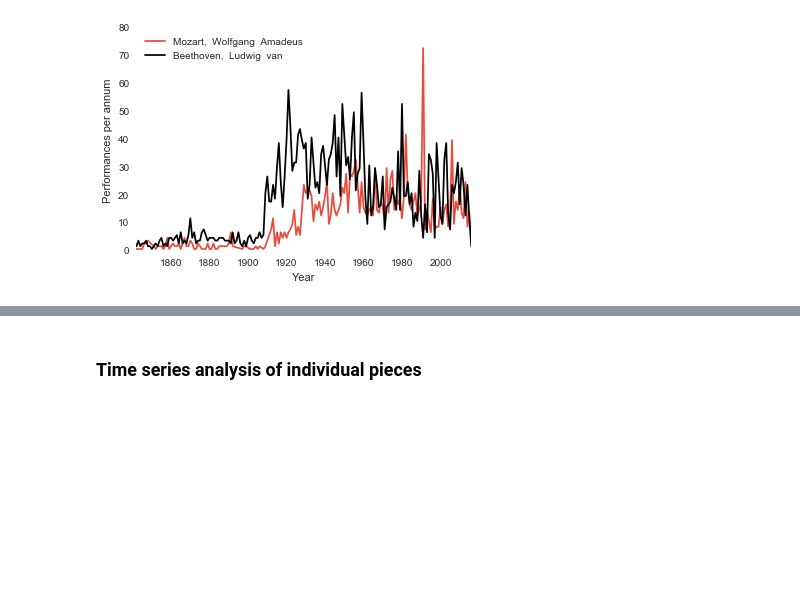
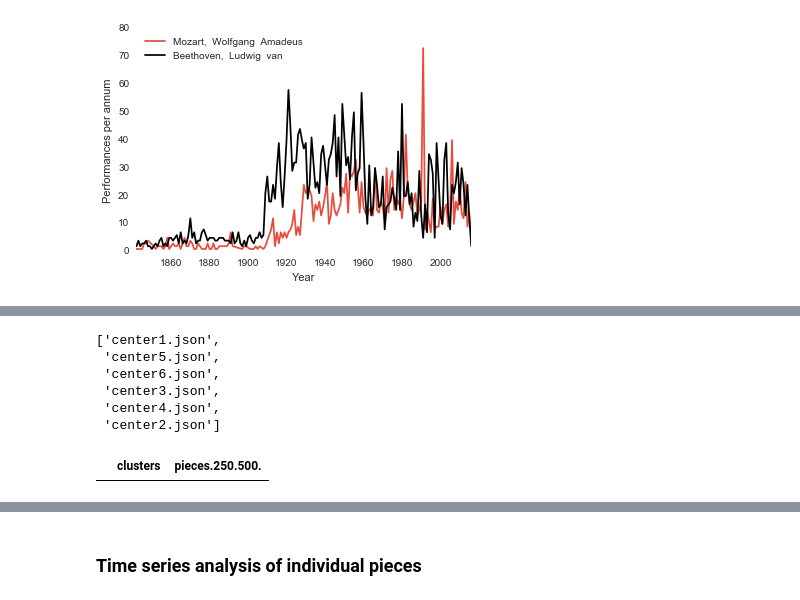
Before and after one commit to eamonnbell/nypposter, a Jupyter notebook: nyphil_programs.ipynb, the cells around one changed output, grey strips where cells are left out. Drawn from its saved outputs; the diff is of its cells as text; code cells hidden in the pictures; blank space fills up the shorter version.

```diff
--- a/nyphil_programs.ipynb
+++ b/nyphil_programs.ipynb
@@ -443,0 +448,18 @@ plt.savefig('figs/MozB.svg')
+# %%
+centers
+# %% [output]
+['center1.json',
+ 'center5.json',
+ 'center6.json',
+ 'center3.json',
+ 'center4.json',
+ 'center2.json']
+# %%
+with open("clusters.json") as f:
+    clusters = json.load(f)
+# %%
+clust_df = pd.DataFrame(clusters)
+# %%
+clust_df[clust_df.clusters == 7]
+# %% [output]
+|  | clusters | pieces.250.500. |
```
Also changed, not shown: parts of 14 cells of this notebook, 3 other files.
